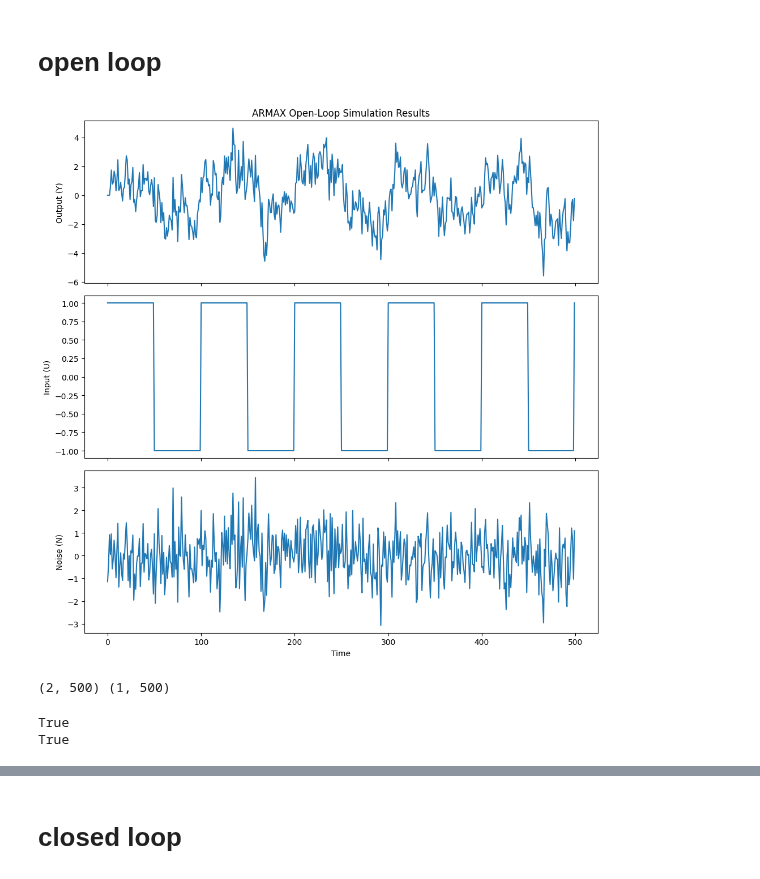
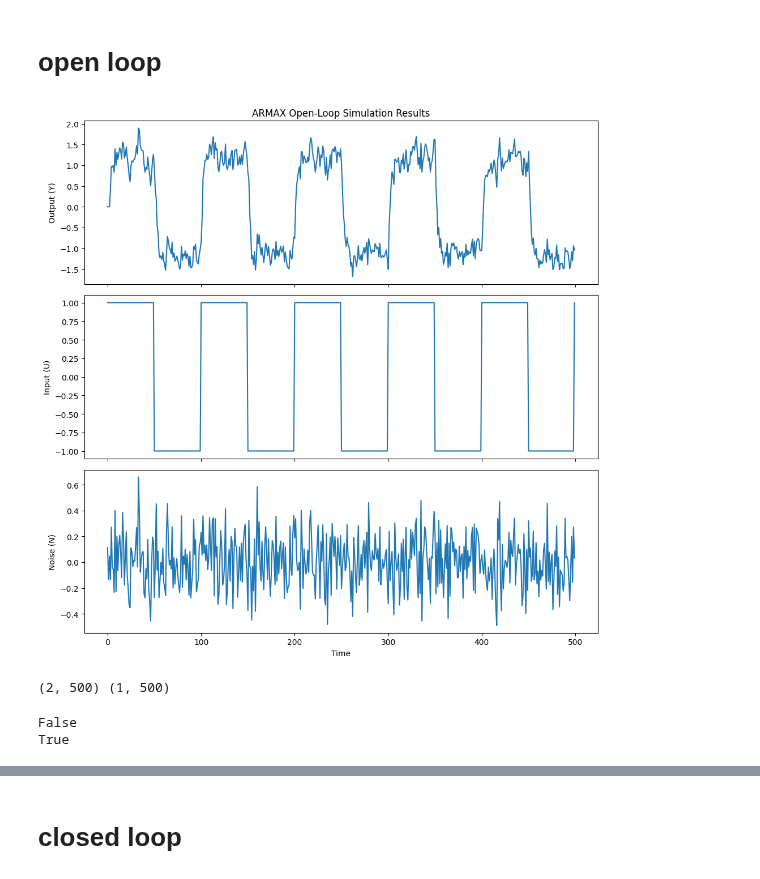
Before and after one commit to Muckthebuck/Learning-Dynamic-Systems, a Jupyter notebook: indirect_identification/notebooks/sps_mimo.ipynb, the cells around one changed output, grey strips where cells are left out. Cells and saved outputs as stored; diff of their text form; code cells hidden in the pictures.

```diff
--- a/indirect_identification/notebooks/sps_mimo.ipynb
+++ b/indirect_identification/notebooks/sps_mimo.ipynb
@@ -56,35 +56,35 @@ class ARMAX:
         axs[1].plot(U)
         axs[1].set_ylabel('Input (U)')
 
         axs[2].plot(N)
         axs[2].set_ylabel('Noise (N)')
 
         if R is not None:
             axs[3].plot(R)
             axs[3].set_ylabel('Reference (R)')
             axs[3].set_xlabel('Time')
         else:
             axs[2].set_xlabel('Time')
 
         plt.tight_layout()
         plt.show()
 
 # Example usage
 A = [1, -0.44, -0.1]   # A(z^-1) = 1 - 0.33z^-1 - 0.1z^-2
 B = [0.33, 0.2]       # B(z^-1) = 0.22z^-1 + 0.1z^-2
 C = [1]               #
 
 armax_model = ARMAX(A, B, C)
 
 n_samples = 500
 U = 1* signal.square(np.linspace(0, 10*np.pi, n_samples))
 
-Y, U, noise = armax_model.simulate_open_loop(n_samples, U, noise_std=1)
+Y, U, noise = armax_model.simulate_open_loop(n_samples, U, noise_std=0.2)
 armax_model.plot_results(Y, U, noise)  # No R needed for open-loop
 U = U.reshape(1, -1)
 print(Y.shape, U.shape)
 # %% [output]
-[figure, old version]
+[figure, new version]
 (2, 500) (1, 500)
 # %%
 from indirect_identification.sps_indirect import SPS_indirect_model
@@ -125,8 +125,8 @@ center = [-0.44, -0.1, 0.33, 0.2]
 C_obs = np.array([[0,1],[1,0]])
 epsilon = 1e-10
 # sps
-m = 200
-q = 2
+m = 100
+q = 5
 N = 100
 
 n_output=2
@@ -147,7 +147,7 @@ def is_inside_region(point):
         for i in range(n_output):
             C[i]=np.array([1])
             H[i,i]=d_tfs((np.array([1.0]),A))
-        Lambda = np.array([[1.0, 0],[0, 2.0]]) # shape n_output x n_output
+        Lambda = np.array([[1.0, 0],[0, 1.0]]) # shape n_output x n_output
         in_sps = model.sps_indicator(G=G, H=H, A=A, B=B, C=C,
                             Y_t = Y, U_t=U, sps_type=SPSType.OPEN_LOOP, Lambda=None)
     except Exception as e:
@@ -204,8 +204,8 @@ def is_inside_region2(point):
 print(is_inside_region(np.array(center)))
 print(is_inside_region2(np.array(center)))
 # %% [output]
+False
 True
-True
 # %%
 
 # Grid resolution
```
Also changed, not shown: parts of 4 cells of this notebook, 2 other files.
